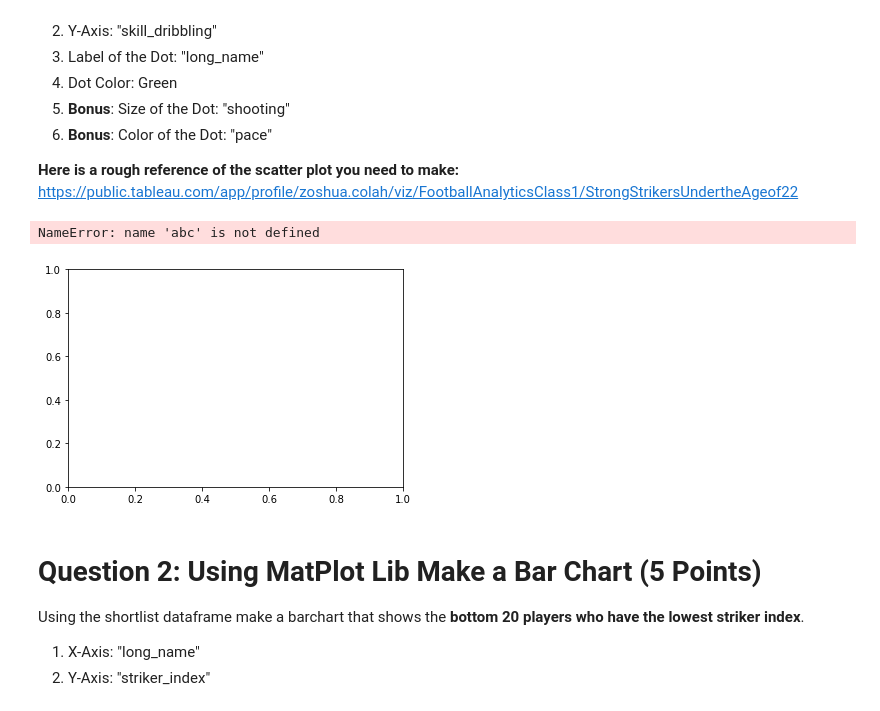
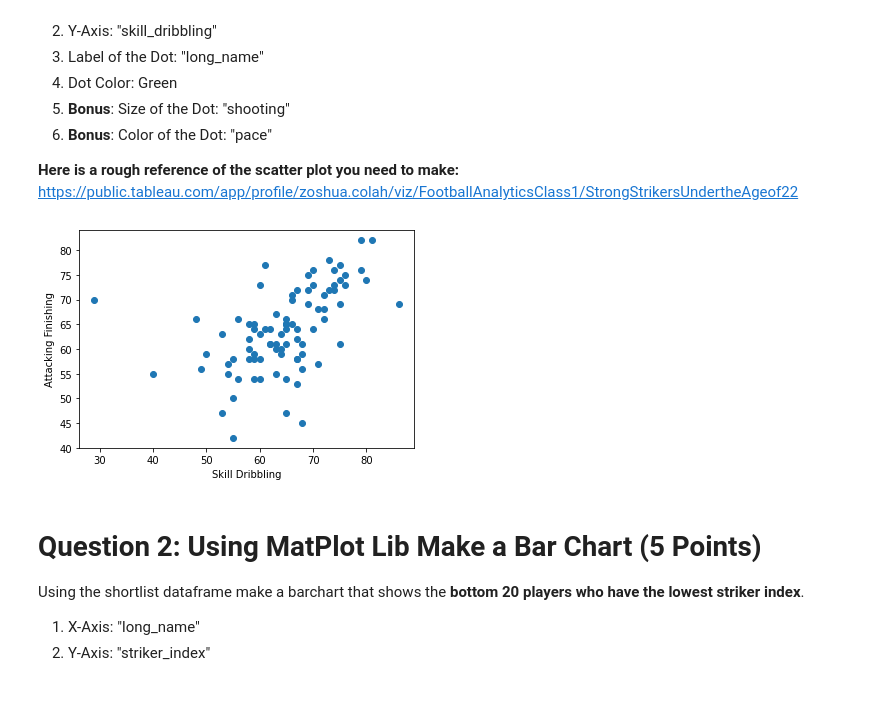
Before and after one commit to VSC07/second-viva, a Jupyter notebook: Second Viva Base File.ipynb, the cells around one changed output. Saved outputs shown, nothing was run; the diff lists cells and outputs as text; code cells hidden in the pictures.

```diff
--- a/Second Viva Base File.ipynb
+++ b/Second Viva Base File.ipynb
@@ -116,16 +116,14 @@ Using the shortlist dataframe make a Scatter Chart in which each dot/detail repr
 https://public.tableau.com/app/profile/zoshua.colah/viz/FootballAnalyticsClass1/StrongStrikersUndertheAgeof22
 # %%
 fig, ax = plt.subplots()
+ax.scatter(short_list_df["attacking_finishing"], short_list_df["skill_dribbling"])
 
-ax.bar(abc["long_name"], abc["striker_index"])
-
-ax.set_xticklabels(short_list_df["long_name"], rotation=90)
-ax.set_ylabel("Striker")
+ax.set_xlabel("Skill Dribbling")
+ax.set_ylabel("Attacking Finishing")
 
 plt.show()
 # %% [output]
-NameError: name 'abc' is not defined
-[figure, old version]
+[figure, new version]
 # %% [markdown]
 # Question 2: Using MatPlot Lib Make a Bar Chart (5 Points)
 
```
